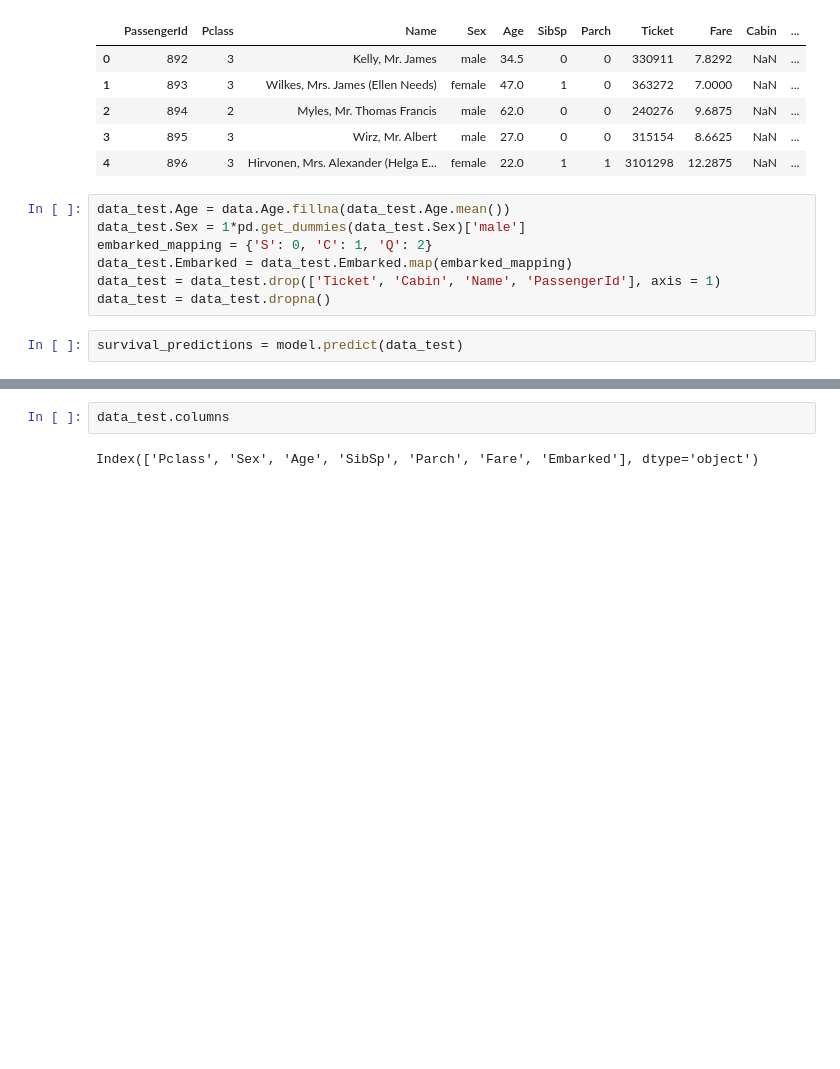
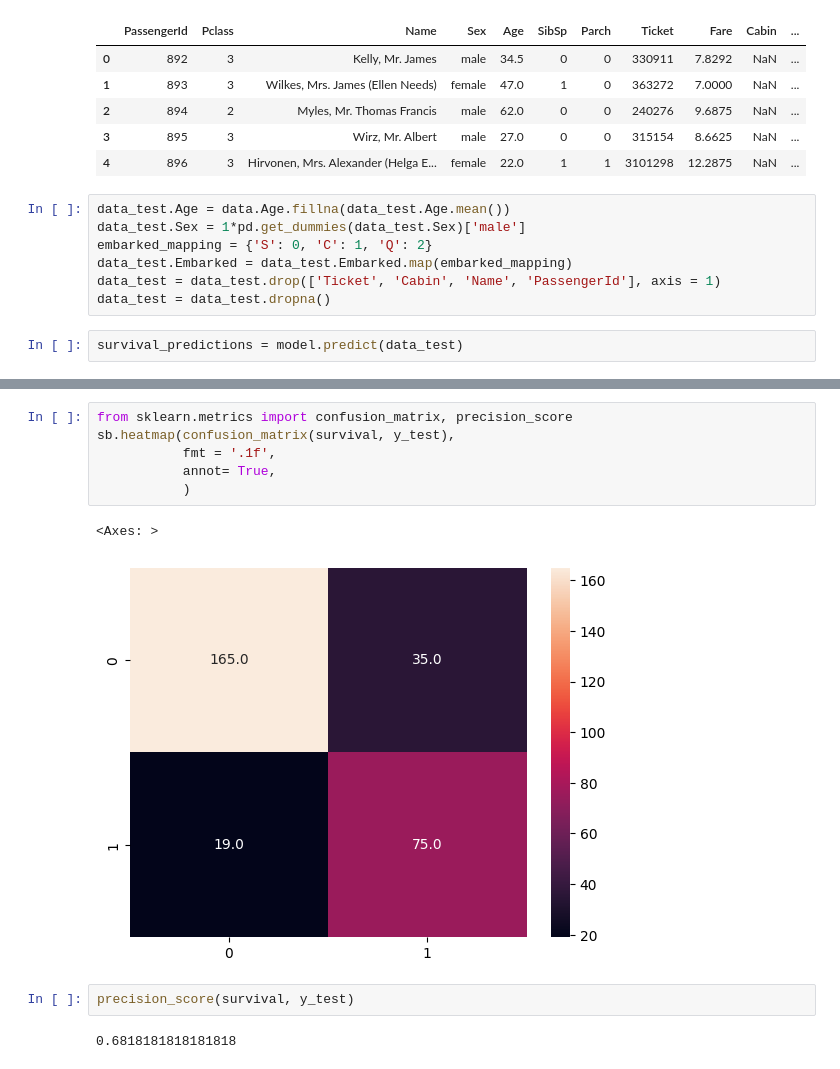
Before and after one commit to RonaldCrack10/Titanic_Survival, a Jupyter notebook: Titanic survival.ipynb, the cells around one changed output, grey strips where cells are left out. Drawn from its saved outputs; the diff is of its cells as text; blank space fills up the shorter version.

```diff
--- a/Titanic survival.ipynb
+++ b/Titanic survival.ipynb
@@ -209,4 +229,13 @@ array([0, 0, 0, 0, 1, 0, 0, 1, 1, 0, 0, 0, 1, 0, 1, 1, 0, 0, 0, 1, 1, 0,
 # %%
-data_test.columns
+from sklearn.metrics import confusion_matrix, precision_score
+sb.heatmap(confusion_matrix(survival, y_test),
+           fmt = '.1f',
+           annot= True,
+           )
 # %% [output]
-Index(['Pclass', 'Sex', 'Age', 'SibSp', 'Parch', 'Fare', 'Embarked'], dtype='object')
+<Axes: >
+[figure, added]
+# %%
+precision_score(survival, y_test)
+# %% [output]
+0.6818181818181818
```
Also changed, not shown: parts of 9 cells of this notebook.
